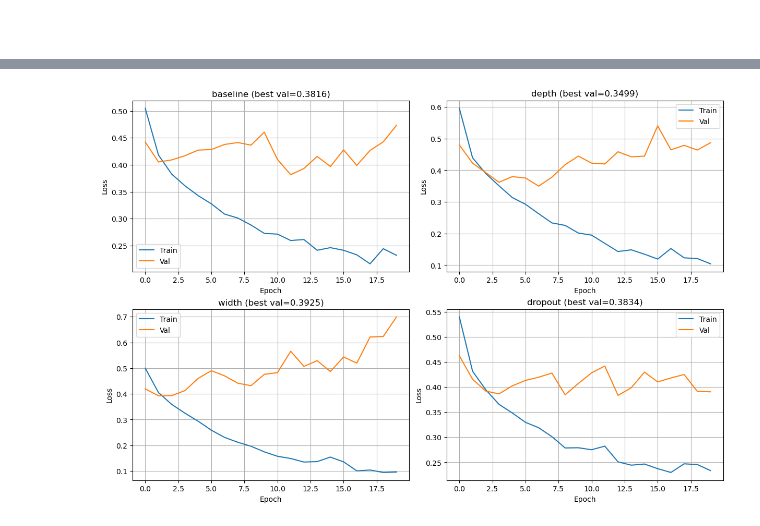
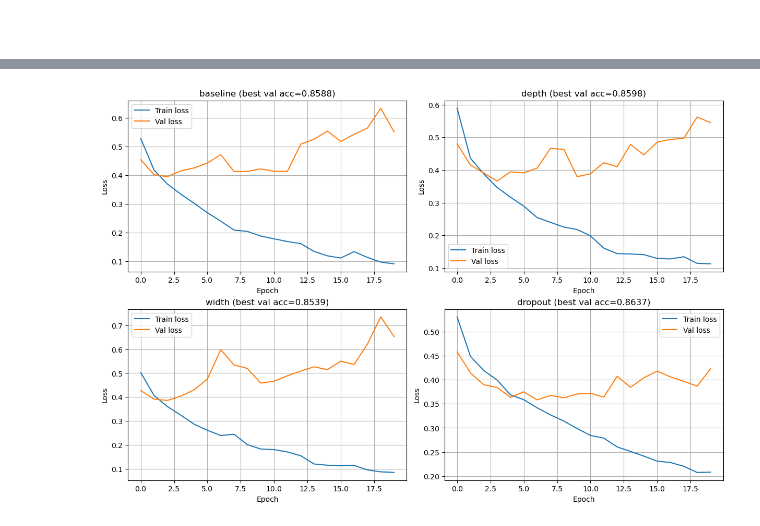
Before and after one commit to JakobBerg-Projects/Backpropagation, a Jupyter notebook: gradient_descent.ipynb, the cells around one changed output, grey strips where cells are left out. Cells and saved outputs as stored; diff of their text form; code cells hidden in the pictures.

Commit message:
added report part2, gitignore and fixed model selection based on accuracy

```diff
--- a/gradient_descent.ipynb
+++ b/gradient_descent.ipynb
@@ -69,6 +69,8 @@ def load_cifar(train_val_split=0.9, data_path='../data/', preprocessor=None):
     print(f"Train size: {len(cifar2_train)}")
     print(f"Validation size: {len(cifar2_val)}")
     print(f"Test size: {len(cifar2_test)}")
+    bird_plane_ratio_train = sum(1 for _, label in cifar2_train if label == 1) / len(cifar2_train)
+    print(f"Ratio of birds in training set: {bird_plane_ratio_train:.3f}")
 
 
 
@@ -83,10 +85,10 @@ def compute_accuracy(model, loader):
     total = 0
     with torch.no_grad():
         for data, target in loader:
-            output = model(data)
-            pred = output.argmax(dim=1, keepdim=True)
-            correct += pred.eq(target.view_as(pred)).sum().item()
-            total += data.size(0)
+            logits = model(data)
+            pred = logits.argmax(dim=1)
+            correct += (pred == target).sum().item()
+            total += target.size(0)
     return correct / total
 # %% [output]
 Files already downloaded and verified
@@ -418,40 +445,41 @@ KeyboardInterrupt:
 # %%
 import matplotlib.pyplot as plt
 
-def plot_best_per_arch(results):
-    # group best run per architecture name
+def plot_val_loss_best_by_acc(results, savepath="imgs/val_loss_best_by_acc.png"):
+    # velg beste run per arkitektur basert på høyest validation accuracy
     best_by_arch = {}
     for key, info in results.items():
-        arch_name = key[0]  # "baseline", "depth", ...
-        score = info["best_val_loss"]
-        if arch_name not in best_by_arch or score < best_by_arch[arch_name][1]:
+        arch_name = key[0]
+        score = info["best_val_acc"]  # <-- ranger etter accuracy
+
+        if arch_name not in best_by_arch or score > best_by_arch[arch_name][1]:
             best_by_arch[arch_name] = (key, score)
 
-    # fixed order for plotting
     order = ["baseline", "depth", "width", "dropout"]
     chosen = [(name, best_by_arch[name][0]) for name in order if name in best_by_arch]
 
     fig, axes = plt.subplots(2, 2, figsize=(12, 8), constrained_layout=True)
     axes = axes.flatten()
 
     for ax, (arch_name, key) in zip(axes, chosen):
-        tr = results[key]["train_losses"]
-        va = results[key]["val_losses"]
+        tr_loss = results[key]["train_losses"]
+        va_loss = results[key]["val_losses"]
 
-        ax.plot(tr, label="Train")
-        ax.plot(va, label="Val")
-        ax.set_title(f"{arch_name} (best val={results[key]['best_val_loss']:.4f})")
+        ax.plot(tr_loss, label="Train loss")
+        ax.plot(va_loss, label="Val loss")
+
+        ax.set_title(f"{arch_name} (best val acc={results[key]['best_val_acc']:.4f})")
         ax.set_xlabel("Epoch")
         ax.set_ylabel("Loss")
         ax.grid(True)
         ax.legend()
 
-    # turn off unused axes if fewer than 4
     for ax in axes[len(chosen):]:
         ax.axis("off")
 
+    plt.savefig(savepath, dpi=200)
     plt.show()
 
-plot_best_per_arch(results)
+plot_val_loss_best_by_acc(results)
 # %% [output]
-[figure, old version]
+[figure, new version]
```
Also changed, not shown: parts of 11 cells of this notebook, 7 other files.
